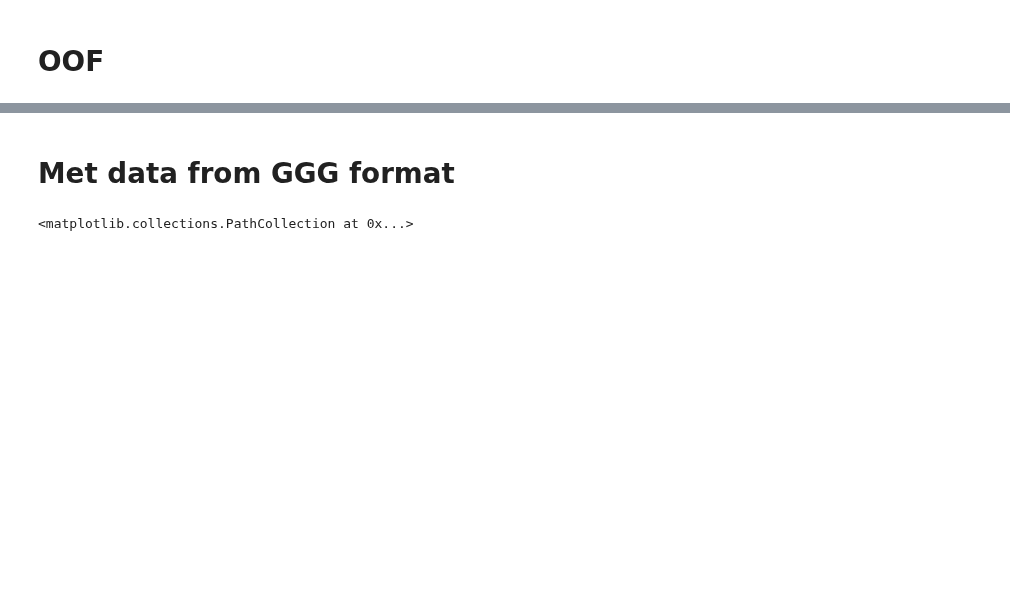
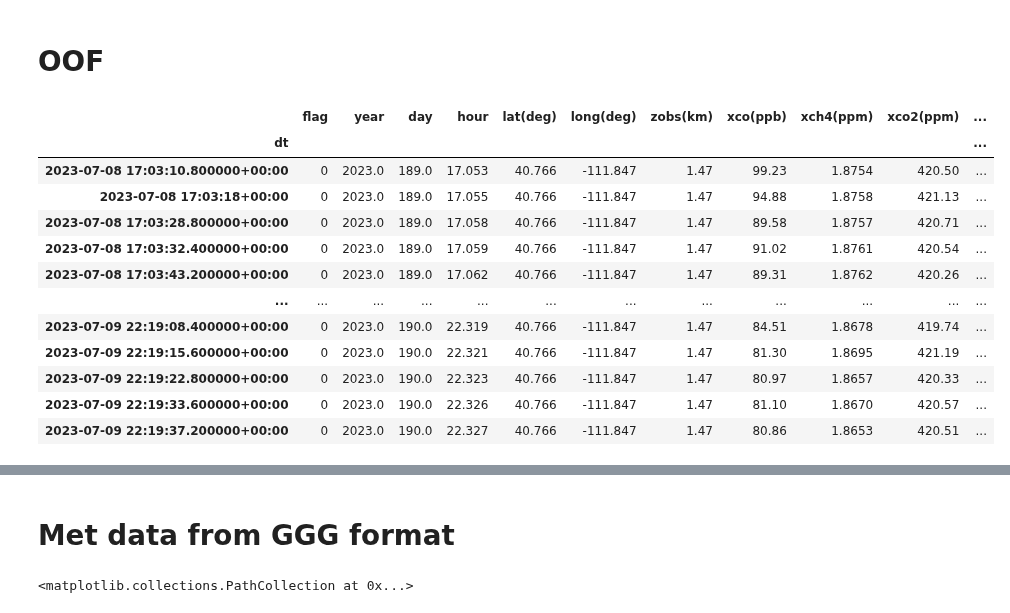
Before and after one commit to agmeyer4/Atmos_Column, a Jupyter notebook: atmos_column/ipynbs/data_loading.ipynb, the cells around one changed output, grey strips where cells are left out. Saved outputs shown, nothing was run; the diff lists cells and outputs as text; code cells hidden in the pictures; blank space fills up the shorter version.

```diff
--- a/atmos_column/ipynbs/data_loading.ipynb
+++ b/atmos_column/ipynbs/data_loading.ipynb
@@ -257,22 +15,35 @@ class oof_manager:
 # %%
 #Load the side by side data for ua and ha so that we can correct to one another
 data_folder = '/uufs/chpc.utah.edu/common/home/u0890904/LAIR_1/Data/EM27_oof/SLC_EM27_ha_2022_2023_oof_v2_nasrin_correct'
 filter_flag_0 = True #set to True if we want to filter bad spectra
 timezone = 'UTC'  #timezone within which to load the dataframes
 specs = ['xch4(ppm)','xco2(ppm)','xco(ppb)'] #these are the species we want to correct
 
 #the datetime string ranges below are the ranges when the ua EM27 and ha EM27 were side by side on the roof of wbb
 dt1_str = '2023-07-08 11:00:00'
 dt2_str = '2023-07-09 21:59:59'
 
 dt1 = datetime.datetime.strptime(dt1_str,'%Y-%m-%d %H:%M:%S') #create the datetime
 dt1 = pytz.timezone('US/Mountain').localize(dt1) #apply the timezone
 
 dt2 = datetime.datetime.strptime(dt2_str,'%Y-%m-%d %H:%M:%S') #create the datetime
 dt2 = pytz.timezone('US/Mountain').localize(dt2) #apply the timezone
 
 my_oof_manager = ac.oof_manager(data_folder,timezone) #create the oof manager for that instrument
 #my_oof_manager.get_oof_in_range(dt1,dt2)
 df = my_oof_manager.load_oof_df_inrange(dt1,dt2,filter_flag_0=filter_flag_0,cols_to_load=specs) #load the datetime in the range
-df.index.tz_convert('US/Mountain')
+df
 # %% [output]
+|  | flag | year | day | hour | lat(deg) | long(deg) | zobs(km) | xco(ppb) | xch4(ppm) | xco2(ppm) | ... |
+| dt |  |  |  |  |  |  |  |  |  |  | ... |
+| 2023-07-08 17:03:10.800000+00:00 | 0 | 2023.0 | 189.0 | 17.053 | 40.766 | -111.847 | 1.47 | 99.23 | 1.8754 | 420.50 | ... |
+| 2023-07-08 17:03:18+00:00 | 0 | 2023.0 | 189.0 | 17.055 | 40.766 | -111.847 | 1.47 | 94.88 | 1.8758 | 421.13 | ... |
+| 2023-07-08 17:03:28.800000+00:00 | 0 | 2023.0 | 189.0 | 17.058 | 40.766 | -111.847 | 1.47 | 89.58 | 1.8757 | 420.71 | ... |
+| 2023-07-08 17:03:32.400000+00:00 | 0 | 2023.0 | 189.0 | 17.059 | 40.766 | -111.847 | 1.47 | 91.02 | 1.8761 | 420.54 | ... |
+| 2023-07-08 17:03:43.200000+00:00 | 0 | 2023.0 | 189.0 | 17.062 | 40.766 | -111.847 | 1.47 | 89.31 | 1.8762 | 420.26 | ... |
+| ... | ... | ... | ... | ... | ... | ... | ... | ... | ... | ... | ... |
+| 2023-07-09 22:19:08.400000+00:00 | 0 | 2023.0 | 190.0 | 22.319 | 40.766 | -111.847 | 1.47 | 84.51 | 1.8678 | 419.74 | ... |
+| 2023-07-09 22:19:15.600000+00:00 | 0 | 2023.0 | 190.0 | 22.321 | 40.766 | -111.847 | 1.47 | 81.30 | 1.8695 | 421.19 | ... |
+| 2023-07-09 22:19:22.800000+00:00 | 0 | 2023.0 | 190.0 | 22.323 | 40.766 | -111.847 | 1.47 | 80.97 | 1.8657 | 420.33 | ... |
+| 2023-07-09 22:19:33.600000+00:00 | 0 | 2023.0 | 190.0 | 22.326 | 40.766 | -111.847 | 1.47 | 81.10 | 1.8670 | 420.57 | ... |
+| 2023-07-09 22:19:37.200000+00:00 | 0 | 2023.0 | 190.0 | 22.327 | 40.766 | -111.847 | 1.47 | 80.86 | 1.8653 | 420.51 | ... |
```
Also changed, not shown: parts of 8 cells of this notebook, 1 other file.
